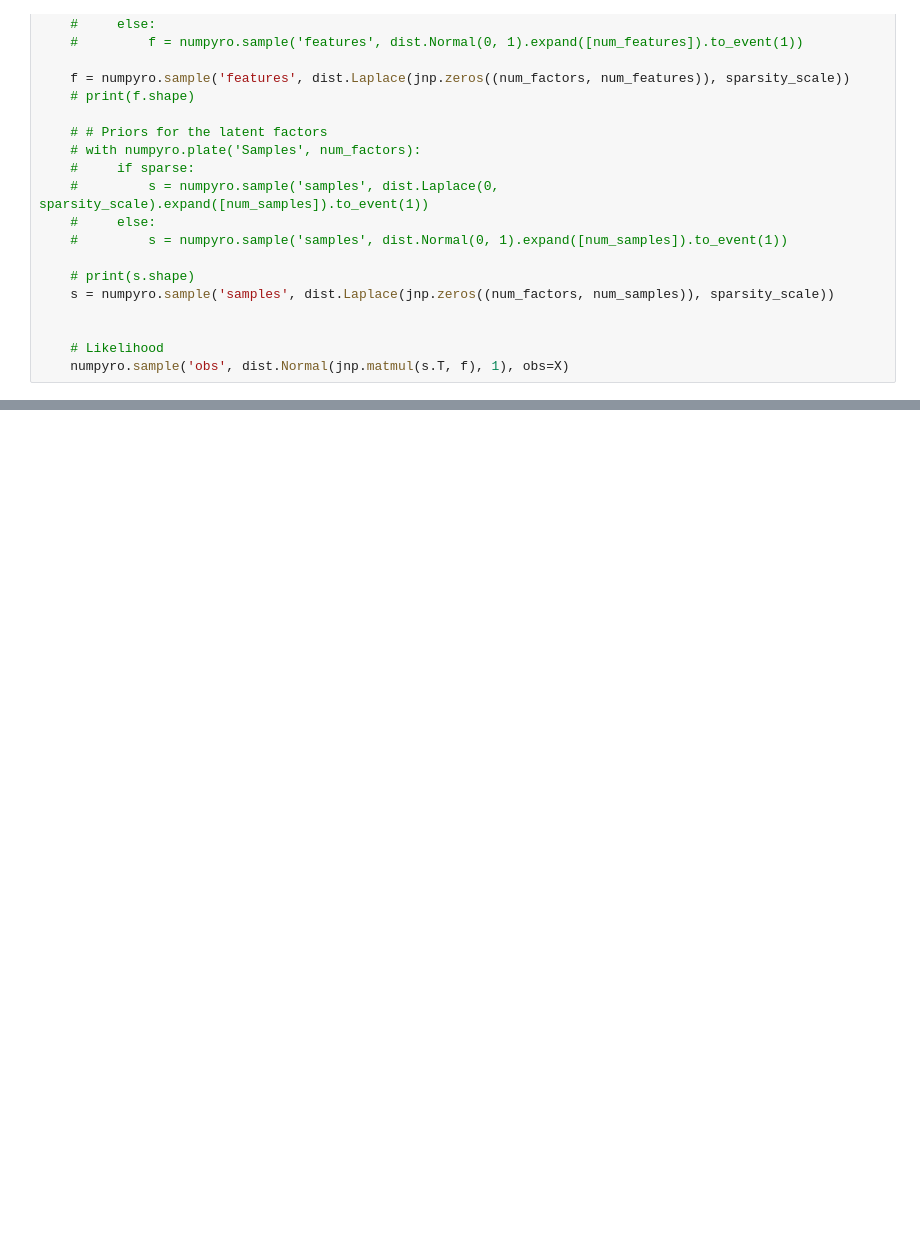
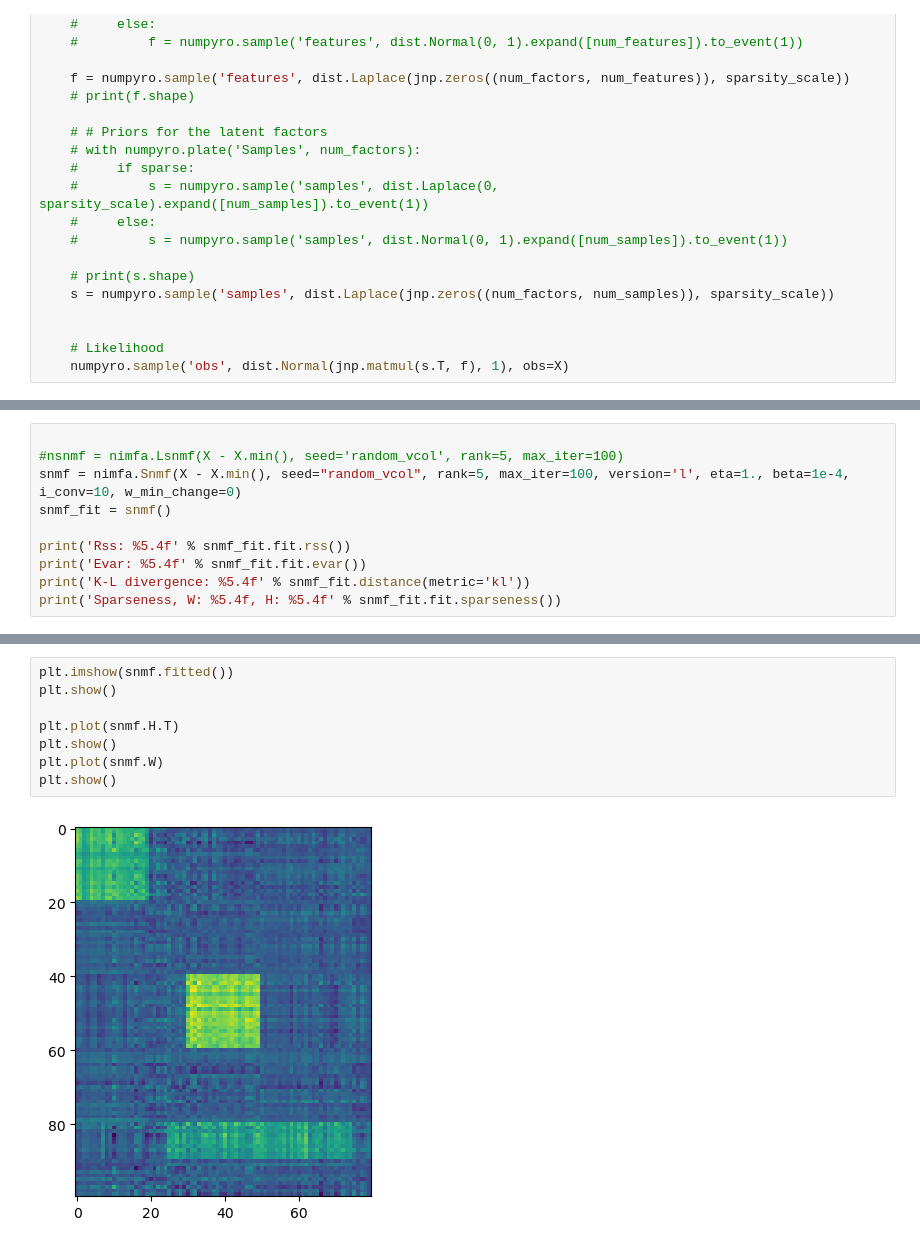
Before and after one commit to naef-lab/ChIP_atlas, a Jupyter notebook: notebooks/SFA.ipynb, the cells around one changed output, grey strips where cells are left out. Cells and saved outputs as stored; diff of their text form; blank space fills up the shorter version.

```diff
--- a/notebooks/SFA.ipynb
+++ b/notebooks/SFA.ipynb
@@ -88,0 +90,10 @@ plt.show()
+# %%
+
+#nsnmf = nimfa.Lsnmf(X - X.min(), seed='random_vcol', rank=5, max_iter=100)
+snmf = nimfa.Snmf(X - X.min(), seed="random_vcol", rank=5, max_iter=100, version='l', eta=1., beta=1e-4, i_conv=10, w_min_change=0)
+snmf_fit = snmf()
+
+print('Rss: %5.4f' % snmf_fit.fit.rss())
+print('Evar: %5.4f' % snmf_fit.fit.evar())
+print('K-L divergence: %5.4f' % snmf_fit.distance(metric='kl'))
+print('Sparseness, W: %5.4f, H: %5.4f' % snmf_fit.fit.sparseness())
@@ -88,0 +131,10 @@ plt.show()
+# %%
+plt.imshow(snmf.fitted())
+plt.show()
+
+plt.plot(snmf.H.T)
+plt.show()
+plt.plot(snmf.W)
+plt.show()
+# %% [output]
+[figure, added]
```
Also changed, not shown: parts of 12 cells of this notebook, 5 other files.
